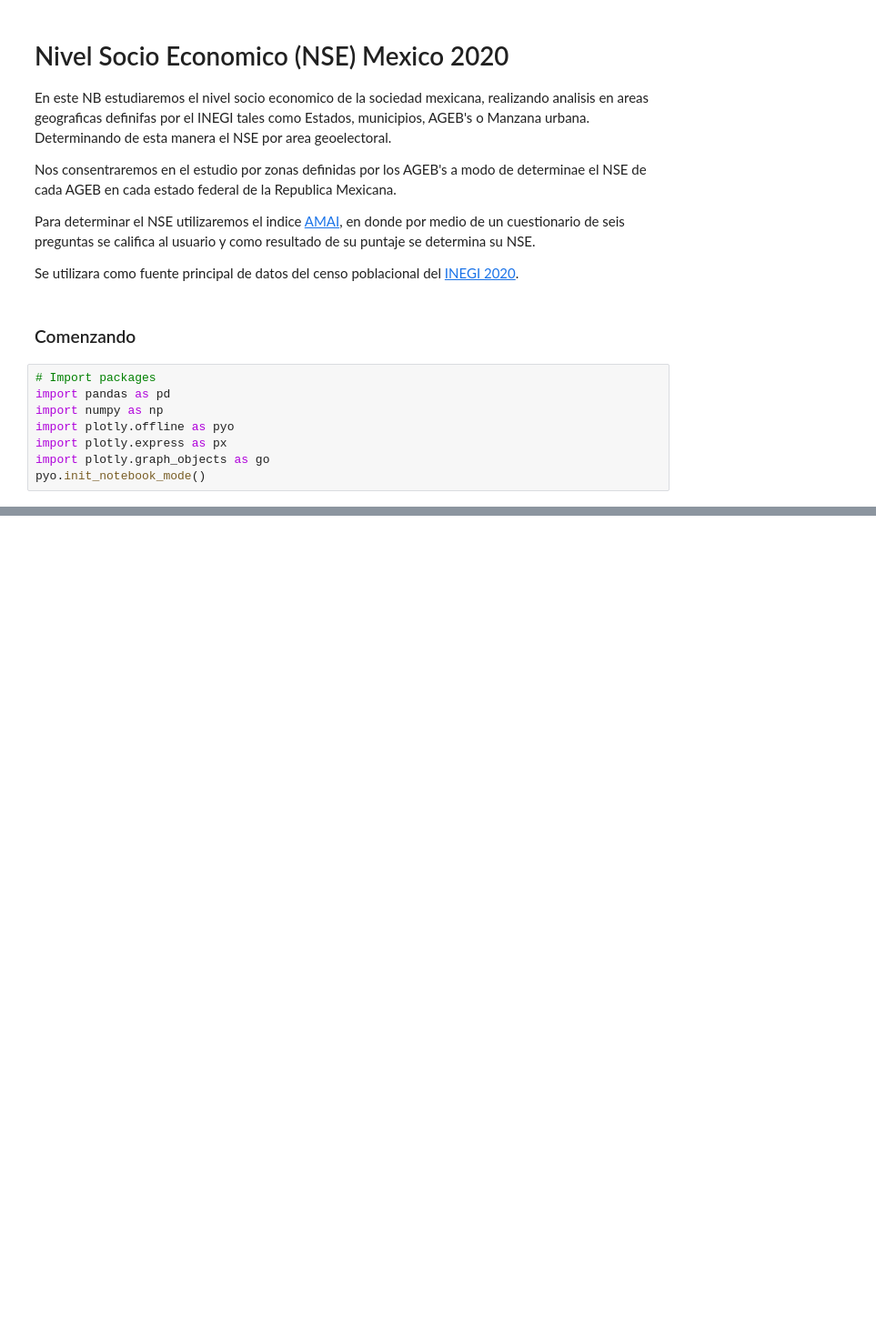
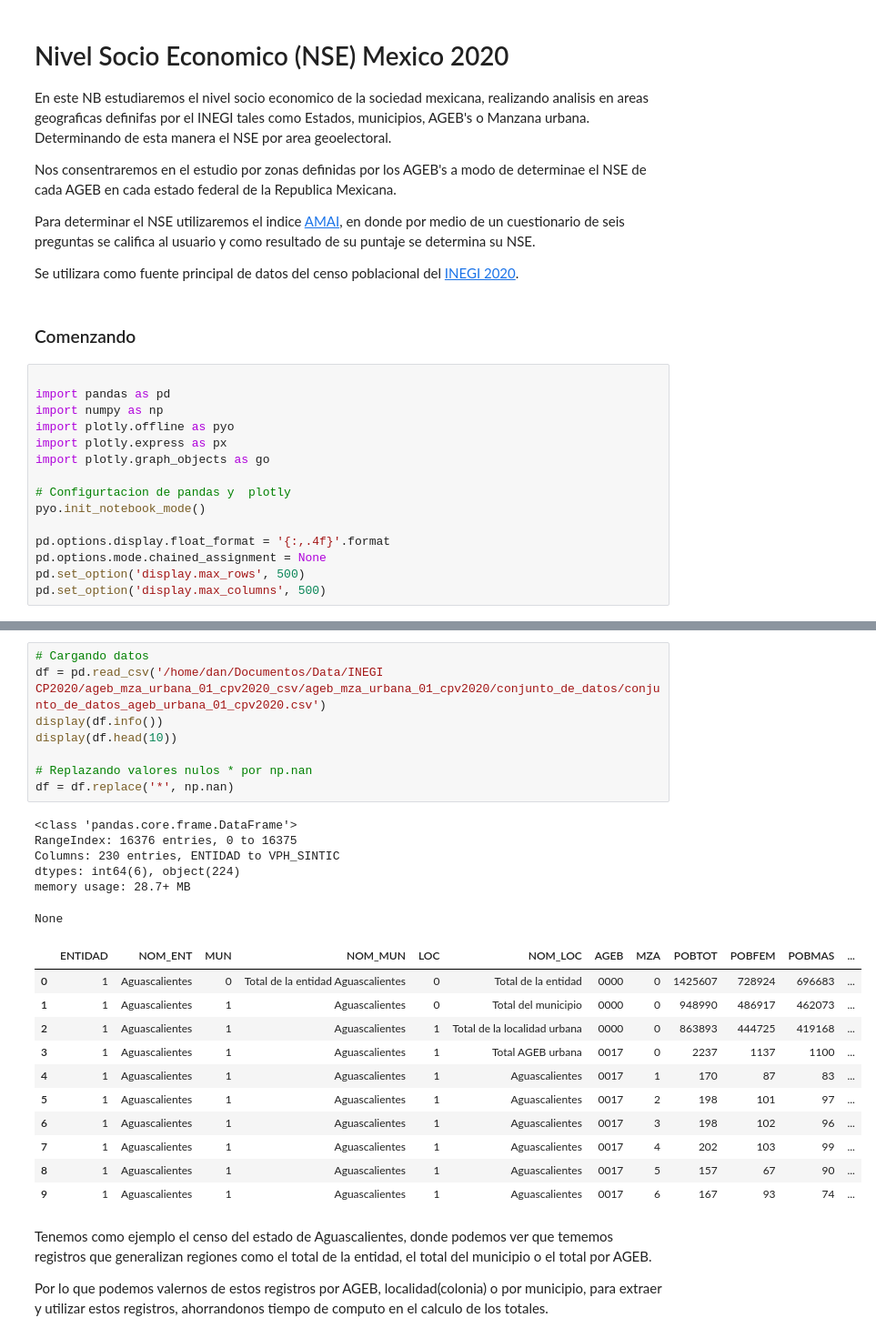
Before and after one commit to DanUMM/NSE_Mexico, a Jupyter notebook: EDA Mexico Nivel Socio Economico 2020.ipynb, the cells around one changed output, grey strips where cells are left out. Shown at 91% size. Cells and saved outputs as stored; diff of their text form; blank space fills up the shorter version.

```diff
--- a/EDA Mexico Nivel Socio Economico 2020.ipynb
+++ b/EDA Mexico Nivel Socio Economico 2020.ipynb
@@ -10,11 +10,18 @@ Se utilizara como fuente principal de datos del censo poblacional  del [INEGI 20
 # %% [markdown]
 ### Comenzando
 # %%
-# Import packages
+
 import pandas as pd
 import numpy as np
 import plotly.offline as pyo
 import plotly.express as px
 import plotly.graph_objects as go
+
+# Configurtacion de pandas y  plotly
 pyo.init_notebook_mode()
+
+pd.options.display.float_format = '{:,.4f}'.format
+pd.options.mode.chained_assignment = None
+pd.set_option('display.max_rows', 500)
+pd.set_option('display.max_columns', 500)
 # %% [output]
@@ -21,0 +29,30 @@ ModuleNotFoundError: No module named 'pandas'
+# %%
+# Cargando datos
+df = pd.read_csv('/home/dan/Documentos/Data/INEGI CP2020/ageb_mza_urbana_01_cpv2020_csv/ageb_mza_urbana_01_cpv2020/conjunto_de_datos/conjunto_de_datos_ageb_urbana_01_cpv2020.csv')
+display(df.info())
+display(df.head(10))
+
+# Replazando valores nulos * por np.nan
+df = df.replace('*', np.nan)
+# %% [output]
+<class 'pandas.core.frame.DataFrame'>
+RangeIndex: 16376 entries, 0 to 16375
+Columns: 230 entries, ENTIDAD to VPH_SINTIC
+dtypes: int64(6), object(224)
+memory usage: 28.7+ MB
+None
+|  | ENTIDAD | NOM_ENT | MUN | NOM_MUN | LOC | NOM_LOC | AGEB | MZA | POBTOT | POBFEM | POBMAS | ... |
+| 0 | 1 | Aguascalientes | 0 | Total de la entidad Aguascalientes | 0 | Total de la entidad | 0000 | 0 | 1425607 | 728924 | 696683 | ... |
+| 1 | 1 | Aguascalientes | 1 | Aguascalientes | 0 | Total del municipio | 0000 | 0 | 948990 | 486917 | 462073 | ... |
+| 2 | 1 | Aguascalientes | 1 | Aguascalientes | 1 | Total de la localidad urbana | 0000 | 0 | 863893 | 444725 | 419168 | ... |
+| 3 | 1 | Aguascalientes | 1 | Aguascalientes | 1 | Total AGEB urbana | 0017 | 0 | 2237 | 1137 | 1100 | ... |
+| 4 | 1 | Aguascalientes | 1 | Aguascalientes | 1 | Aguascalientes | 0017 | 1 | 170 | 87 | 83 | ... |
+| 5 | 1 | Aguascalientes | 1 | Aguascalientes | 1 | Aguascalientes | 0017 | 2 | 198 | 101 | 97 | ... |
+| 6 | 1 | Aguascalientes | 1 | Aguascalientes | 1 | Aguascalientes | 0017 | 3 | 198 | 102 | 96 | ... |
+| 7 | 1 | Aguascalientes | 1 | Aguascalientes | 1 | Aguascalientes | 0017 | 4 | 202 | 103 | 99 | ... |
+| 8 | 1 | Aguascalientes | 1 | Aguascalientes | 1 | Aguascalientes | 0017 | 5 | 157 | 67 | 90 | ... |
+| 9 | 1 | Aguascalientes | 1 | Aguascalientes | 1 | Aguascalientes | 0017 | 6 | 167 | 93 | 74 | ... |
+# %% [markdown]
+Tenemos como ejemplo el censo del estado de Aguascalientes, donde podemos ver que tememos registros que generalizan regiones como el total de la entidad, el total del municipio o el total por AGEB.
+
+Por lo que podemos valernos de estos registros por AGEB, localidad(colonia) o  por municipio, para extraer y utilizar estos registros, ahorrandonos tiempo de computo en el calculo de los totales.
```
Also changed, not shown: parts of 13 cells of this notebook, 1 other file.
